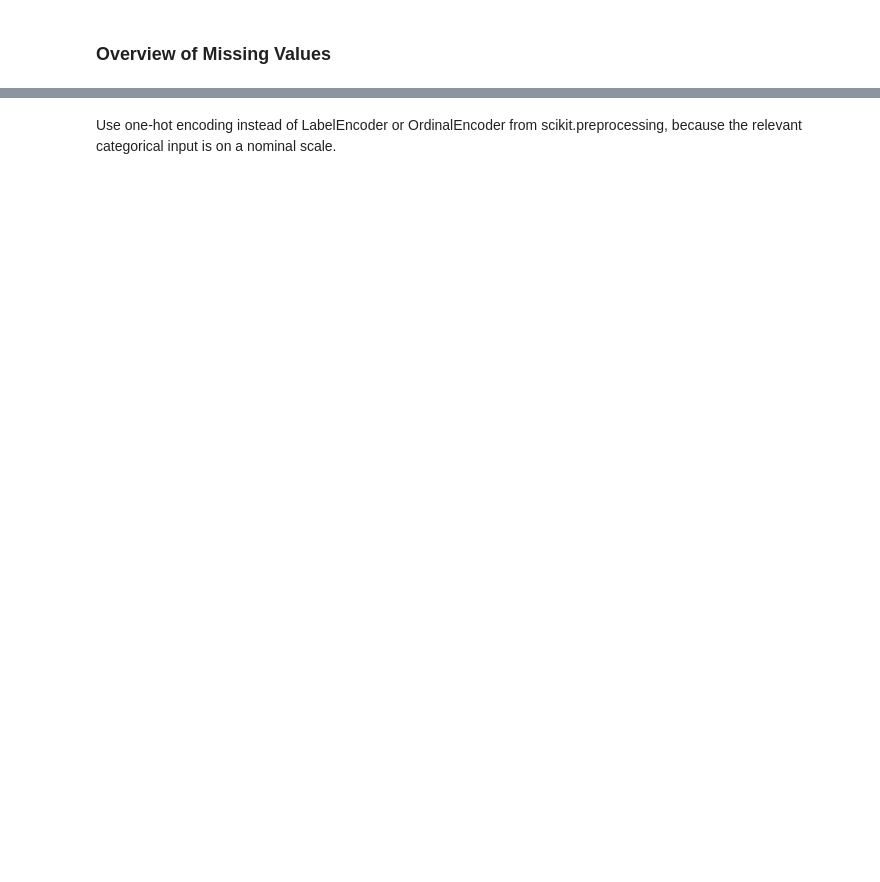
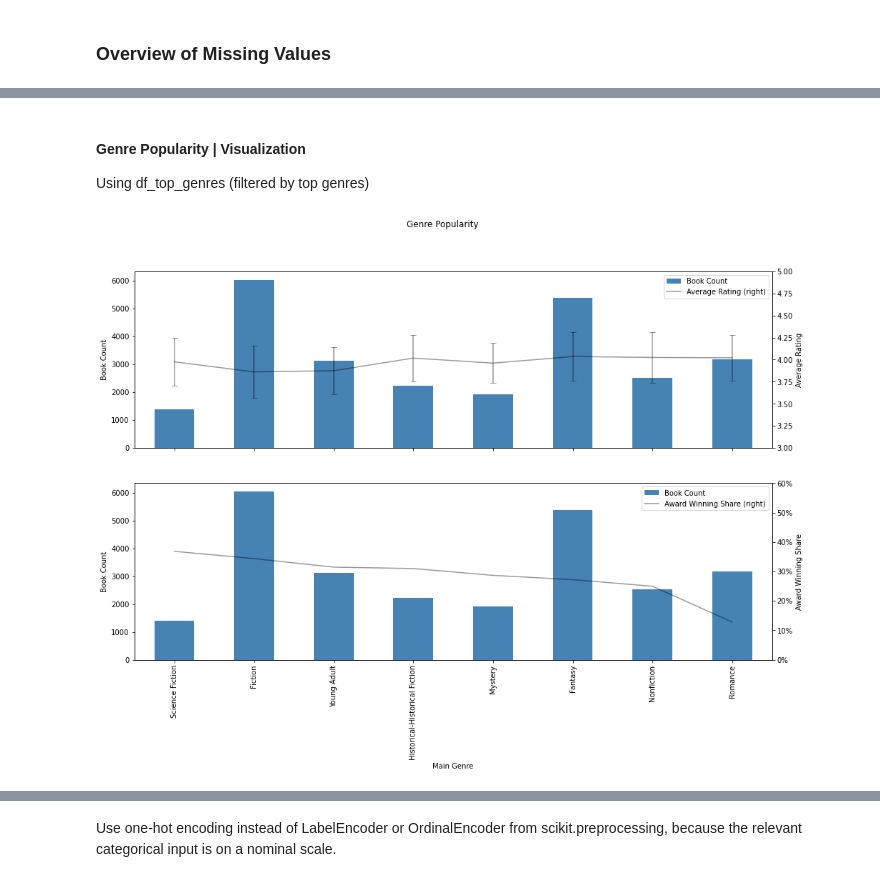
Before and after one commit to MareikeHeller/goodreads-best-books, a Jupyter notebook: best-books-prediction.ipynb, the cells around one changed output, grey strips where cells are left out. Cells and saved outputs as stored; diff of their text form; code cells hidden in the pictures; blank space fills up the shorter version.

```diff
--- a/best-books-prediction.ipynb
+++ b/best-books-prediction.ipynb
@@ -298,0 +194,32 @@ for col in num_cols_lst:
+# %%
+df_top_genres = df_1800_2020.groupby('main_genre').filter(lambda x: len(x) >= 1000)
+# %% [markdown]
+#### Genre Popularity | Visualization
+Using df_top_genres (filtered by top genres)
+# %%
+df_grouped = pp.popularity_measures_plot_prep(df_top_genres, group_by_cols = ['main_genre'])
+df_grouped = df_grouped.sort_values('award_winning_share', ascending = False)
+
+fig, ax = plt.subplots(2,figsize=(16, 10), sharex = True)
+fig.suptitle('Genre Popularity')
+
+df_grouped.plot(ax=ax[0], y='book_count', kind='bar', color='steelblue', label = 'Book Count')
+df_grouped.plot(ax=ax[0], y='avg_rating_mean', secondary_y=True, yerr='avg_rating_std', color='black', alpha=0.4, capsize=4, label = 'Average Rating')
+ax[0].set_ylabel('Book Count')
+ax[0].right_ax.set_ylabel('Average Rating')
+ax[0].right_ax.set_ylim(3,5)
+
+df_grouped.plot(ax=ax[1], y='book_count', kind='bar', color='steelblue', label = 'Book Count')
+df_grouped.plot(ax=ax[1], y='award_winning_share', secondary_y=True, color='black', alpha=0.4, label = 'Award Winning Share')
+ax[1].right_ax.set_ylim(0,0.6)
+ax[1].set_ylabel('Book Count')
+ax[1].right_ax.set_ylabel('Award Winning Share')
+ax[1].set_xlabel(df_grouped.index.name.replace('_',' ').title())
+yticks = ax[1].right_ax.get_yticks()
+ax[1].right_ax.set_yticks(yticks)
+ax[1].right_ax.set_yticklabels(['{:,.0%}'.format(y) for y in yticks])
+ax[1].tick_params(axis='x',labelrotation=90)
+
+plt.show()
+# %% [output]
+[figure, added]
```
Also changed, not shown: parts of 73 cells of this notebook.
